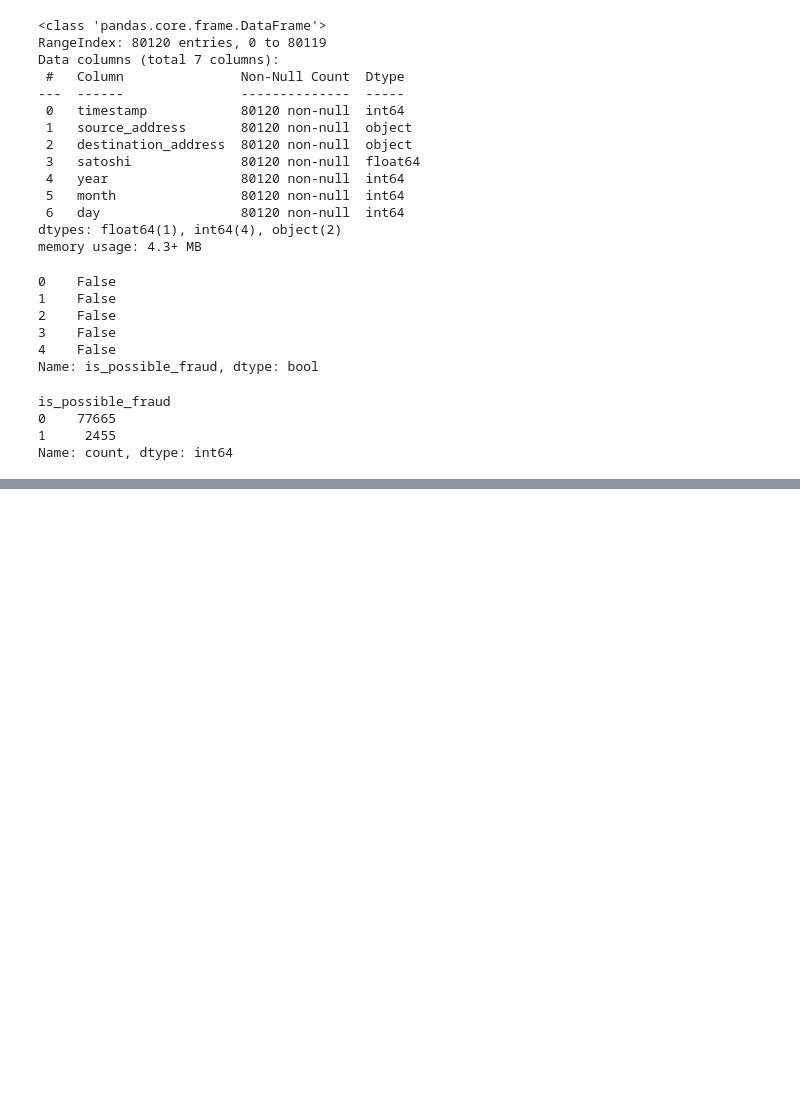
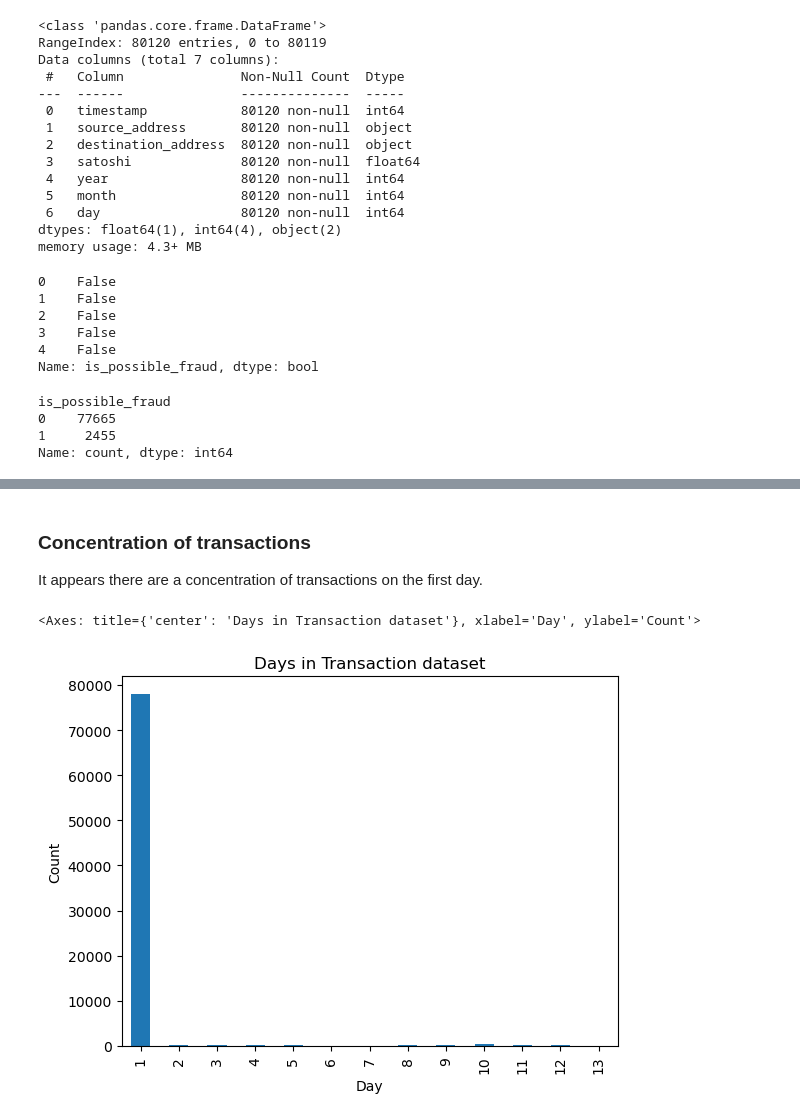
Before and after one commit to yaelBrown/Detecting-Fraud-in-Blockchain, a Jupyter notebook: notebooks/Sprint2_EDA.ipynb, the cells around one changed output, grey strips where cells are left out. Cells and saved outputs as stored; diff of their text form; code cells hidden in the pictures; blank space fills up the shorter version.

```diff
--- a/notebooks/Sprint2_EDA.ipynb
+++ b/notebooks/Sprint2_EDA.ipynb
@@ -463,0 +492,6 @@ Name: count, dtype: int64
+# %%
+# Rename dataframe to make it easy to work with
+df = btc_processed_df
+
+# Cleanup
+del btc_processed_df
@@ -463,0 +517,8 @@ Name: count, dtype: int64
+# %% [markdown]
+### Concentration of transactions
+It appears there are a concentration of transactions on the first day.
+# %%
+df['day'].value_counts().sort_index().plot(kind='bar', title='Days in Transaction dataset', ylabel='Count', xlabel='Day')
+# %% [output]
+<Axes: title={'center': 'Days in Transaction dataset'}, xlabel='Day', ylabel='Count'>
+[figure, added]
```
Also changed, not shown: parts of 59 cells of this notebook, 12 other files.
